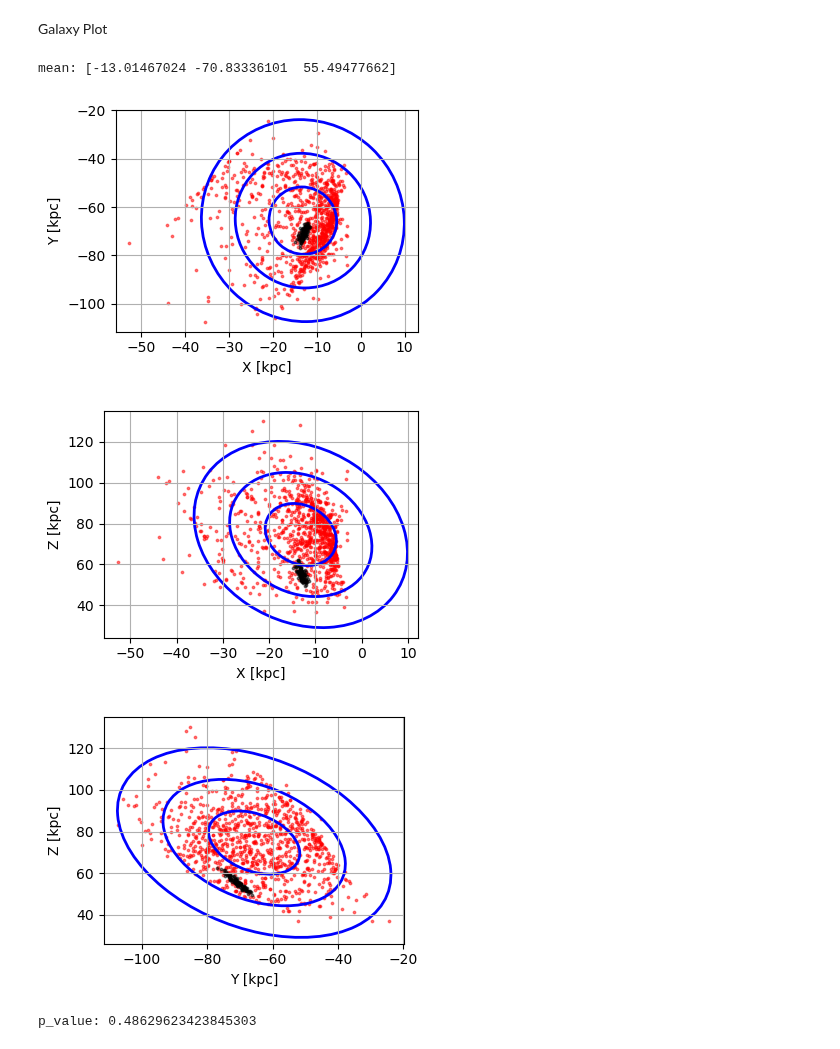
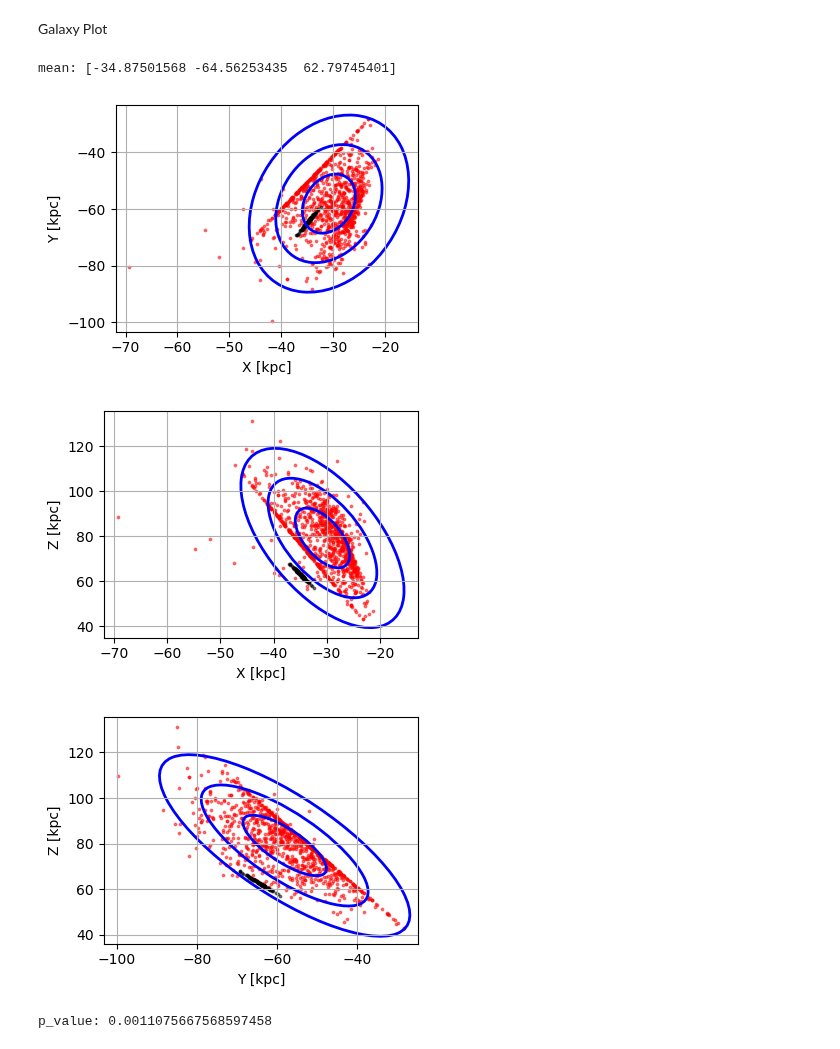
Before and after one commit to HaydenTedrake/HPV_project, a Jupyter notebook: Results/Maybe/HVS14/Sextans+HVS14.ipynb, the cells around one changed output. Drawn from its saved outputs; the diff is of its cells as text; code cells hidden in the pictures.

```diff
--- a/Results/Maybe/HVS14/Sextans+HVS14.ipynb
+++ b/Results/Maybe/HVS14/Sextans+HVS14.ipynb
@@ -209,38 +209,38 @@ p_value: 0.5057487648386416
 # %% [markdown]
 Galaxy Plot
 # %%
-min = 1146
-# min = 500
+# min = 1146
+min = 200
 
 dwarf_orbits = calculate_orbits(dwarf_dict, dwarf_ics, min)
 dwarf_points = []
 for orbit in dwarf_orbits:
     final_pos = orbit[-1].pos.xyz.to(u.kpc).value[:3]
     dwarf_points.append(final_pos)
 dwarf_points = np.array(dwarf_points)
 mean = np.mean(dwarf_points, axis=0)
 
 print(f"mean: {mean}")
 
 def distance_dwarf(num_steps, ics):
     orbit = pot.integrate_orbit(ics, dt=-0.1*u.Myr, n_steps=num_steps)
     final_pos = orbit[-1].pos.xyz.to(u.kpc).value[:3]
     distance = np.linalg.norm(final_pos - mean)
     return distance
 
 p_value, times = plot_closest(dict, hvs_ics, distance_dwarf, target=mean, dwarf_points=dwarf_points)
 print(f"p_value: {p_value}")
 
 # Plot histogram
 plt.hist(times, bins=10, edgecolor='black')
 plt.xlabel('Time (Myr)')
 plt.ylabel('Frequency')
 plt.title('Histogram of Times')
 plt.grid(True)
 plt.show()
 # %% [output]
-mean: [-13.01467024 -70.83336101  55.49477662]
+mean: [-34.87501568 -64.56253435  62.79745401]
-[figure, old version]
+[figure, new version]
-[figure, old version]
+[figure, new version]
-[figure, old version]
+[figure, new version]
-p_value: 0.48629623423845303
+p_value: 0.0011075667568597458
```
Also changed, not shown: parts of 1 cell of this notebook, 6 other files.
